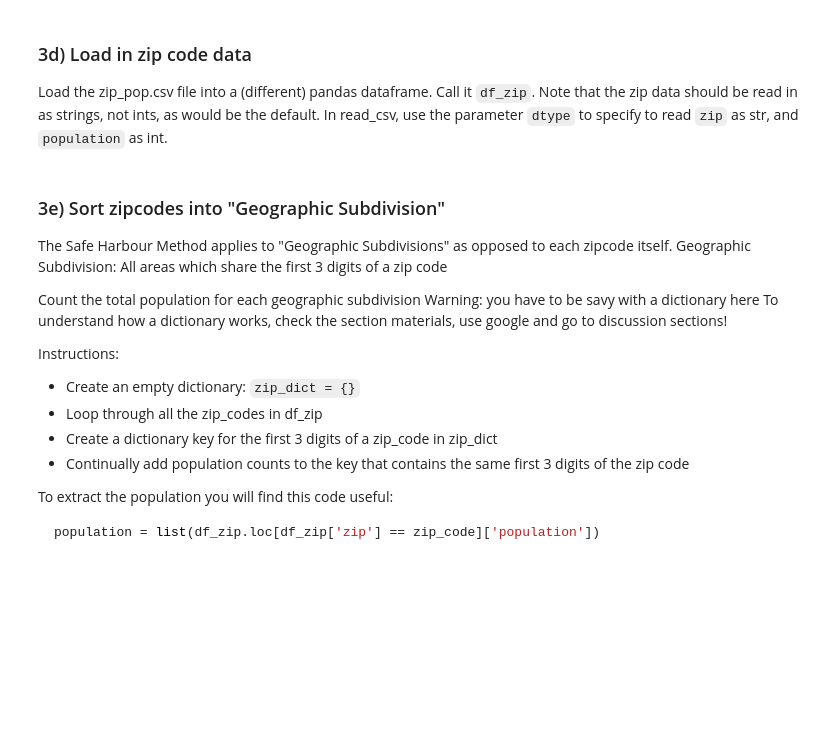
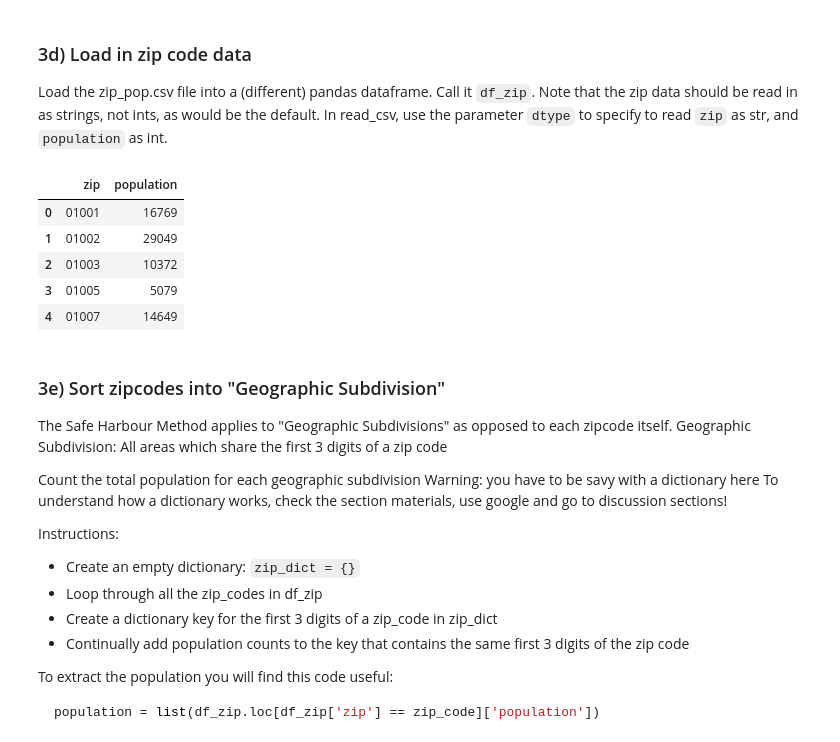
Before and after one commit to escalonajonah/Assignments, a Jupyter notebook: A3/A3_DataPrivacy.ipynb, the cells around one changed output. Saved outputs shown, nothing was run; the diff lists cells and outputs as text; code cells hidden in the pictures; blank space fills up the shorter version.

```diff
--- a/A3/A3_DataPrivacy.ipynb
+++ b/A3/A3_DataPrivacy.ipynb
@@ -375,3 +379,13 @@ raise NotImplementedError()
+# %%
+df_zip = pd.read_csv('zip_pop.csv', dtype = {'zip': 'str', 'population': 'int'})
+df_zip.head()
+# %% [output]
+|  | zip | population |
+| 0 | 01001 | 16769 |
+| 1 | 01002 | 29049 |
+| 2 | 01003 | 10372 |
+| 3 | 01005 | 5079 |
+| 4 | 01007 | 14649 |
 # %%
 assert isinstance(df_zip, pd.DataFrame)
 # %% [markdown]
```
Also changed, not shown: parts of 24 cells of this notebook, 1 other file.
